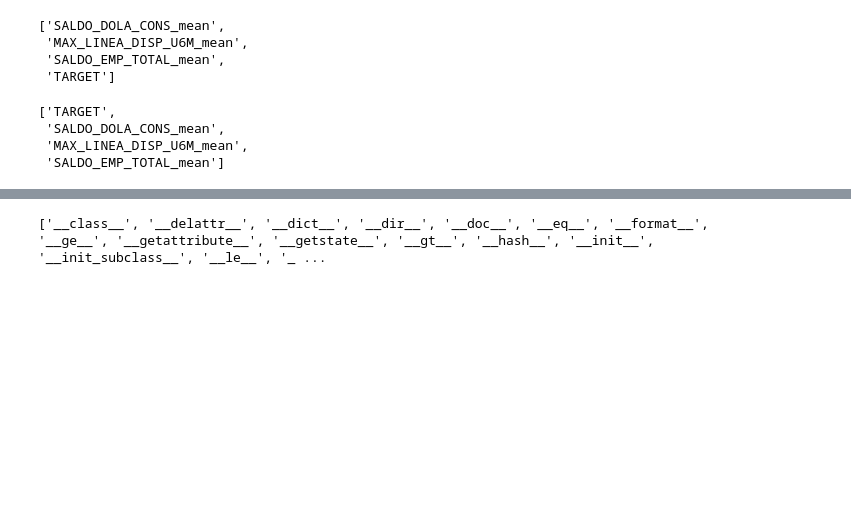
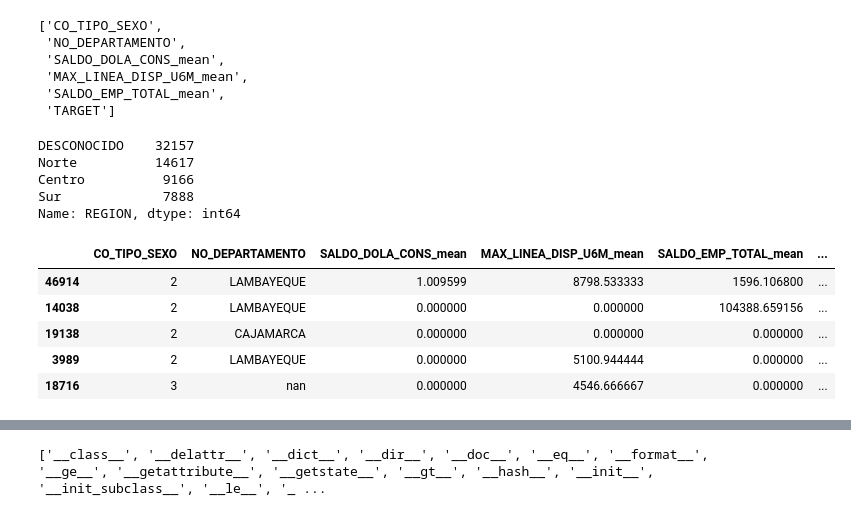
Before and after one commit to jeremy-jmc/datathon-mibanco2023, a Jupyter notebook: notebooks/01_logit.ipynb, the cells around one changed output, grey strips where cells are left out. Saved outputs shown, nothing was run; the diff lists cells and outputs as text; code cells hidden in the pictures; blank space fills up the shorter version.

```diff
--- a/notebooks/01_logit.ipynb
+++ b/notebooks/01_logit.ipynb
@@ -39,7 +42,18 @@ list(data_train.columns)
+# %%
+zona_departamento = {
+    'Norte': ['LAMBAYEQUE', 'CAJAMARCA', 'PIURA', 'TUMBES', 'LA LIBERTAD', 'AMAZONAS', 'SAN MARTIN'],
+    'Centro': ['JUNIN', 'ANCASH', 'HUANUCO', 'HUANCAVELICA', 'PASCO', 'AYACUCHO', 'UCAYALI'],
+    'Sur': ['AREQUIPA', 'MOQUEGUA', 'TACNA', 'CUSCO', 'PUNO', 'MADRE DE DIOS', 'ICA', 'APURIMAC', 'LIMA', 'CALLAO']
+}
+
+departamento_a_region = { v: k for k, values in zona_departamento.items() for v in values}
+
+def asignar_region(departamento):
+    return departamento_a_region.get(departamento, 'DESCONOCIDO')
 # %%
 data_sub_id = data_sub[['ID']]
 
-categorical_feats = ['CO_TIPO_SEXO', 'NO_DEPARTAMENTO', 'ANIO_BANCARIZACION', 'MES_BANCARIZACION']
+categorical_feats = ['CO_TIPO_SEXO', 'NO_DEPARTAMENTO']
 for col in categorical_feats:
     data_train[col] = data_train[col].astype('category')
     data_sub[col] = data_sub[col].astype('category')
@@ -48,12 +62,18 @@ TARGET_VAR = 'TARGET'
 N_FOLDS = 5
 N_JOBS = os.cpu_count() // 2.5
 # %%
-exclude_substr_list = ['CANT_', '_max', 'VAR_', 'DIFF_', 'min', 'max', 'first', 'last', 'median', 'MED_EMP', 'PEQ_EMP', 'MIC_EMP', 'REV', 'HIPOT', 'VENCIDO', 'DOLA_NEG', 'EDAD']  # 'TOTAL',
+exclude_substr_list = [
+    'CANT_', 'VAR_', 'DIFF_',
+    'min', 'max', 'first', 'last', 'median',
+    'MED_EMP', 'PEQ_EMP', 'MIC_EMP',
+    'REV', 'HIPOT', 'VENCIDO', 'DOLA_NEG',
+    'EDAD', 'ANIO_BANCARIZACION', 'MES_BANCARIZACION'
+    ]
 
-data_train =  data_train.select_dtypes(include=['int64', 'float64'])
+data_train =  data_train.select_dtypes(include=['int64', 'float64', 'category'])
 data_train =  data_train[[col for col in data_train.columns if all([sub not in col for sub in exclude_substr_list])]]
 
-data_sub = data_sub.select_dtypes(include=['int64', 'float64'])
+data_sub = data_sub.select_dtypes(include=['int64', 'float64', 'category'])
 data_sub = data_sub[[col for col in data_sub.columns if all([sub not in col for sub in exclude_substr_list])]]
 
 from sklearn.model_selection import train_test_split
@@ -64,17 +84,42 @@ df_test = pd.concat([X_test, y_test], axis=1)
 
 # display(df_train)
 # display(df_test)
+
+
 list(df_train.columns)
 # %% [output]
-['SALDO_DOLA_CONS_mean',
+['CO_TIPO_SEXO',
+ 'NO_DEPARTAMENTO',
+ 'SALDO_DOLA_CONS_mean',
  'MAX_LINEA_DISP_U6M_mean',
  'SALDO_EMP_TOTAL_mean',
  'TARGET']
-# %%
-list(data_train.columns)
-# %% [output]
-['TARGET',
- 'SALDO_DOLA_CONS_mean',
- 'MAX_LINEA_DISP_U6M_mean',
- 'SALDO_EMP_TOTAL_mean']
+# %%
+from sklearn.experimental import enable_iterative_imputer
+from sklearn.impute import KNNImputer
+from sklearn.impute import IterativeImputer
+from sklearn.preprocessing import LabelEncoder
+from sklearn.ensemble import RandomForestRegressor, RandomForestClassifier
+
+
+df_train['REGION'] = df_train['NO_DEPARTAMENTO'].apply(asignar_region)
+df_test['REGION'] = df_test['NO_DEPARTAMENTO'].apply(asignar_region)
+data_sub['REGION'] = data_sub['NO_DEPARTAMENTO'].apply(asignar_region)
+# %%
+df_train['REGION'].value_counts()
+# %% [output]
+DESCONOCIDO    32157
+Norte          14617
+Centro          9166
+Sur             7888
+Name: REGION, dtype: int64
+# %%
+df_train.head()
+# %% [output]
+|  | CO_TIPO_SEXO | NO_DEPARTAMENTO | SALDO_DOLA_CONS_mean | MAX_LINEA_DISP_U6M_mean | SALDO_EMP_TOTAL_mean | ... |
+| 46914 | 2 | LAMBAYEQUE | 1.009599 | 8798.533333 | 1596.106800 | ... |
+| 14038 | 2 | LAMBAYEQUE | 0.000000 | 0.000000 | 104388.659156 | ... |
+| 19138 | 2 | CAJAMARCA | 0.000000 | 0.000000 | 0.000000 | ... |
+| 3989 | 2 | LAMBAYEQUE | 0.000000 | 5100.944444 | 0.000000 | ... |
+| 18716 | 3 | nan | 0.000000 | 4546.666667 | 0.000000 | ... |
 # %%
```
Also changed, not shown: parts of 5 cells of this notebook, 1 other file.
